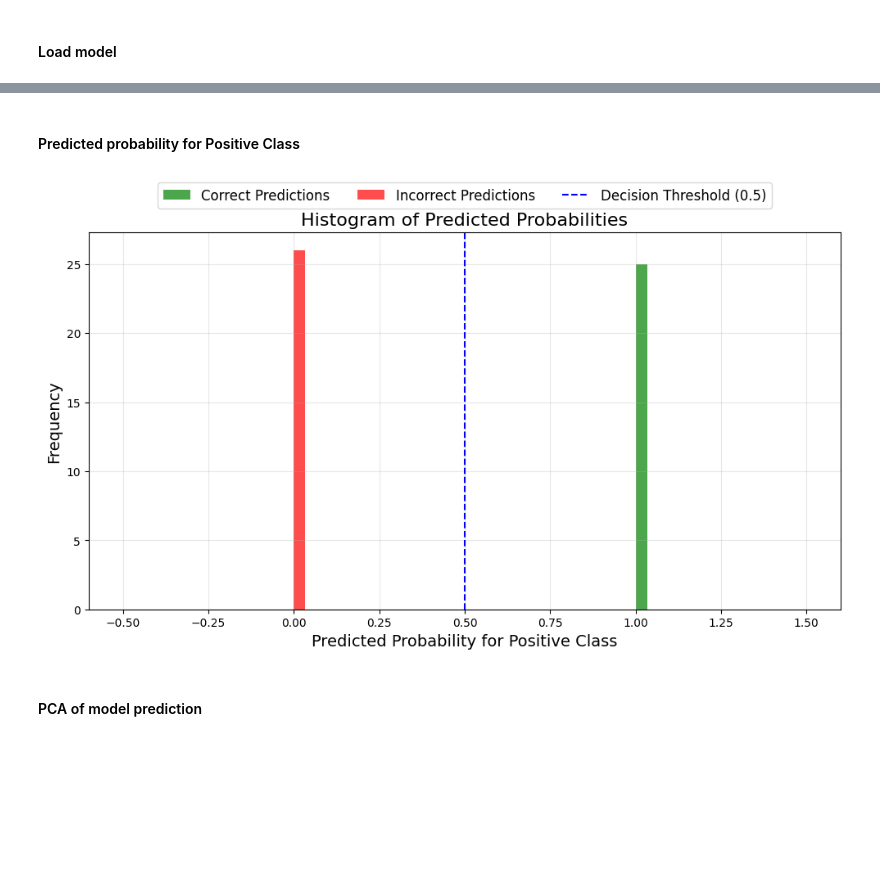
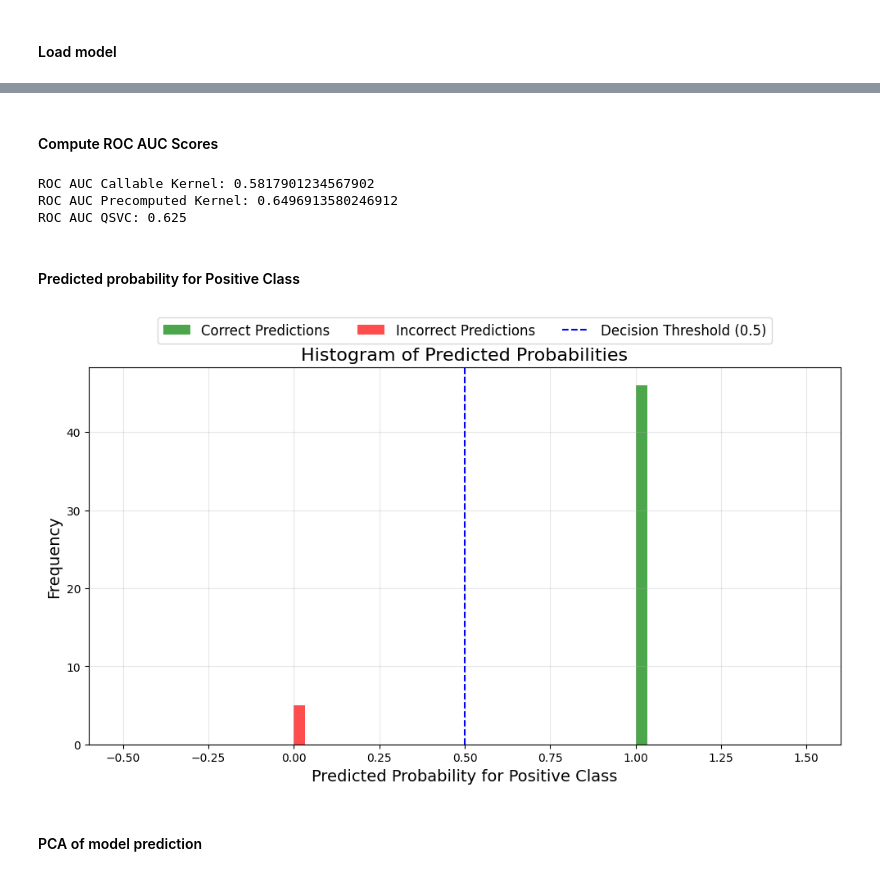
Before and after one commit to ketayon/BRAIN_TUMOR_DETECTION, a Jupyter notebook: FidelityQuantumKernel_qiskit_brain_tumor_detection.ipynb, the cells around one changed output, grey strips where cells are left out. Saved outputs shown, nothing was run; the diff lists cells and outputs as text; code cells hidden in the pictures; blank space fills up the shorter version.

```diff
--- a/FidelityQuantumKernel_qiskit_brain_tumor_detection.ipynb
+++ b/FidelityQuantumKernel_qiskit_brain_tumor_detection.ipynb
@@ -347,12 +359,15 @@ with open('kernels/FidelityQuantumKernel_matrix_train.pkl', 'rb') as f:
 
 with open('kernels/FidelityQuantumKernel_matrix_test.pkl', 'rb') as f:
     loaded_kernel_matrix_test = pickle.load(f)
+# %%
+class_weights = compute_class_weight("balanced", classes=np.unique(y_train), y=y_train)
+class_weights_dict = dict(enumerate(class_weights))
 # %%
-svc = SVC(kernel="precomputed")
+svc_precomputed = SVC(kernel="precomputed", class_weight=class_weights_dict)
 
-svc.fit(matrix_train, y_train_numpy)
+svc_precomputed.fit(matrix_train, y_train)
 
-score_precomputed_kernel = svc.score(matrix_test, y_test_numpy)
+score_precomputed_kernel = svc_precomputed.score(matrix_test, y_test)
 
 print(f"Precomputed kernel classification test score: {score_precomputed_kernel}")
 # %% [output]
@@ -360,9 +375,9 @@ Precomputed kernel classification test score: 0.49019607843137253
 # %%
 qsvc = QSVC(quantum_kernel=kernel)
 
-qsvc.fit(X_train_numpy, y_train_numpy)
+qsvc.fit(X_train_reduced, y_train)
 
-qsvc_score = qsvc.score(X_test_numpy, y_test_numpy)
+qsvc_score = qsvc.score(X_test_reduced, y_test)
 
 print(f"QSVC classification test score: {qsvc_score}")
 # %% [output]
@@ -395,0 +395,19 @@ ROC AUC Score: 0.6157407407407407
+# %%
+y_pred_callable = svc_callable.predict(X_test_reduced)
+y_pred_precomputed = svc_precomputed.predict(matrix_test)
+y_pred_qsvc = qsvc.predict(X_test_reduced)
+
+print("\nCallable Kernel Classification Report:")
+print(metrics.classification_report(y_test, y_pred_callable))
+print("Confusion Matrix:")
+print(metrics.confusion_matrix(y_test, y_pred_callable))
+
+print("\nPrecomputed Kernel Classification Report:")
+print(metrics.classification_report(y_test, y_pred_precomputed))
+print("Confusion Matrix:")
+print(metrics.confusion_matrix(y_test, y_pred_precomputed))
+
+print("\nQSVC Classification Report:")
+print(metrics.classification_report(y_test, y_pred_qsvc))
+print("Confusion Matrix:")
+print(metrics.confusion_matrix(y_test, y_pred_qsvc))
@@ -396,46 +432,60 @@ ROC AUC Score: 0.6157407407407407
+# %% [markdown]
+#### Compute ROC AUC Scores
+# %%
+roc_auc_callable = metrics.roc_auc_score(y_test, svc_callable.decision_function(X_test_reduced))
+roc_auc_precomputed = metrics.roc_auc_score(y_test, svc_precomputed.decision_function(matrix_test))
+roc_auc_qsvc = metrics.roc_auc_score(y_test, qsvc.decision_function(X_test_reduced))
+
+print(f"\nROC AUC Callable Kernel: {roc_auc_callable}")
+print(f"ROC AUC Precomputed Kernel: {roc_auc_precomputed}")
+print(f"ROC AUC QSVC: {roc_auc_qsvc}")
+# %% [output]
+ROC AUC Callable Kernel: 0.5817901234567902
+ROC AUC Precomputed Kernel: 0.6496913580246912
+ROC AUC QSVC: 0.625
 # %% [markdown]
 #### Predicted probability for Positive Class
 # %%
-if isinstance(y_pred, np.ndarray):
-    y_pred = torch.tensor(y_pred, dtype=torch.float32)
+if isinstance(y_pred_qsvc, np.ndarray):
+    y_pred_qsvc = torch.tensor(y_pred_qsvc, dtype=torch.float32)
 
-predictions = torch.round(y_pred)
+predictions = torch.round(y_pred_qsvc)
 correct_predictions = (predictions == 1)
 incorrect_predictions = ~correct_predictions
 
-correct_probs = y_pred[correct_predictions]
-incorrect_probs = y_pred[incorrect_predictions]
+correct_probs = y_pred_qsvc[correct_predictions]
+incorrect_probs = y_pred_qsvc[incorrect_predictions]
 
 plt.figure(figsize=(10, 6))
 
 plt.hist(
     correct_probs.numpy(),
     bins=30,
     alpha=0.7,
     color='green',
     label='Correct Predictions'
 )
 
 plt.hist(
     incorrect_probs.numpy(),
     bins=30,
     alpha=0.7,
     color='red',
     label='Incorrect Predictions'
 )
 
 plt.axvline(0.5, color='blue', linestyle='--', label='Decision Threshold (0.5)', linewidth=1.5)
 
 plt.title('Histogram of Predicted Probabilities', fontsize=16)
 plt.xlabel('Predicted Probability for Positive Class', fontsize=14)
 plt.ylabel('Frequency', fontsize=14)
 plt.legend(loc='upper center', bbox_to_anchor=(0.5, 1.15), ncol=4, fontsize=12)
 plt.grid(alpha=0.3)
 
 plt.tight_layout()
 plt.show()
 # %% [output]
-[figure, old version]
+[figure, new version]
 # %% [markdown]
 #### PCA of model prediction
 # %%
```
Also changed, not shown: parts of 26 cells of this notebook, 5 other files.
